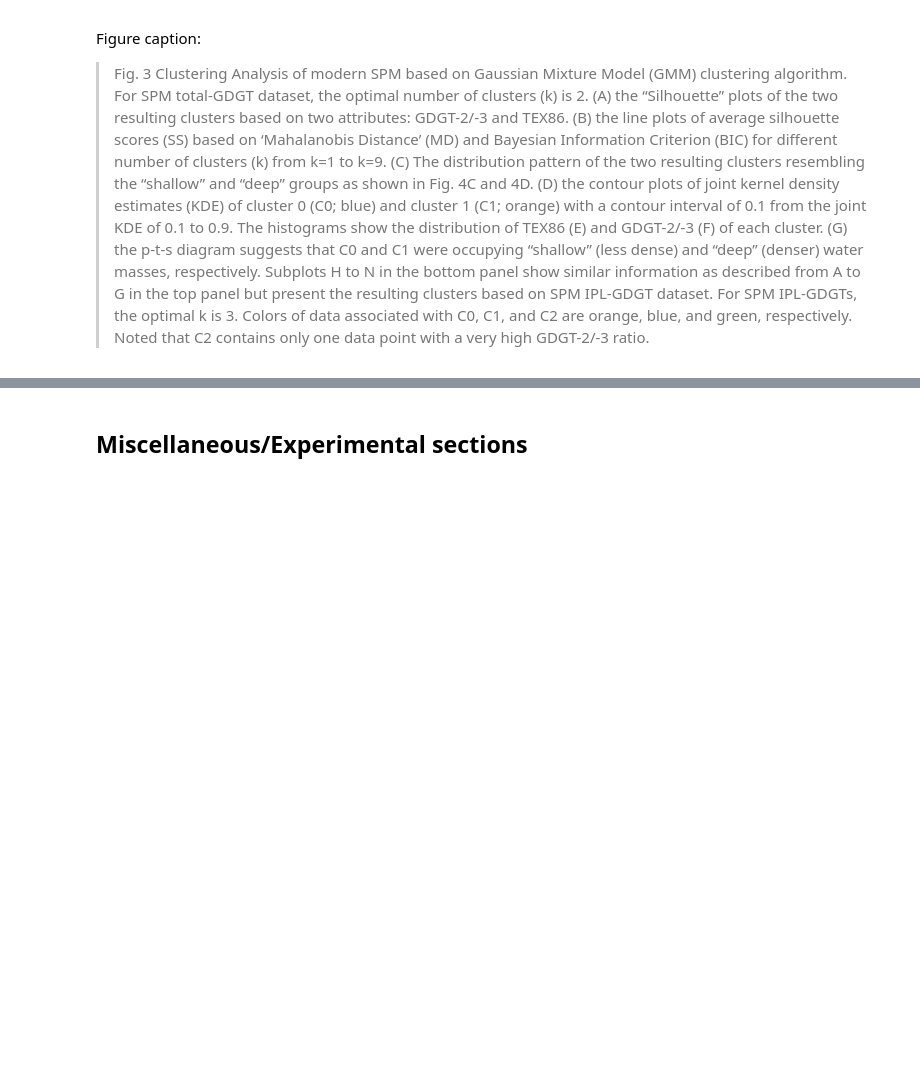
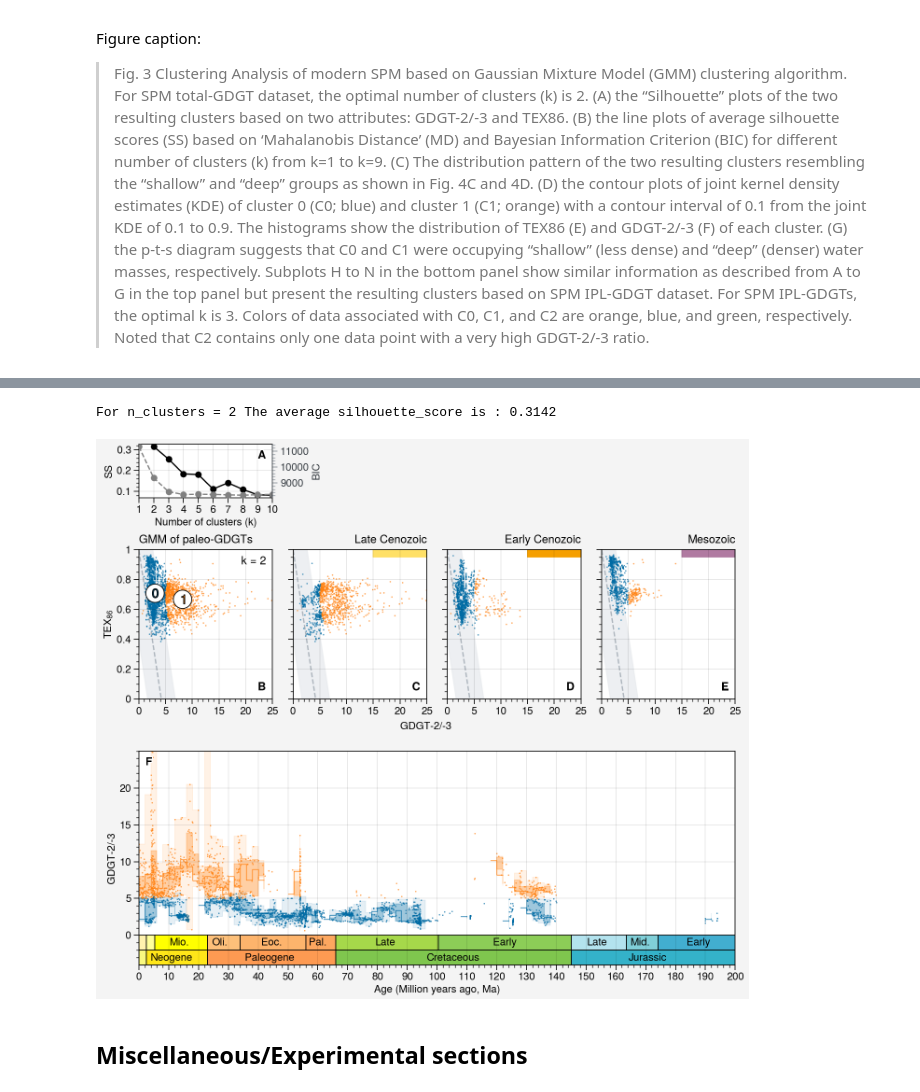
Before and after one commit to PaleoLipidRR/marine-AOA-GDGT-distribution, a Jupyter notebook: PNAS_pythonCodeS2_BeyondTEX86_Analytics_Visualizations_RR.ipynb, the cells around one changed output, grey strips where cells are left out. Saved outputs shown, nothing was run; the diff lists cells and outputs as text; code cells hidden in the pictures; blank space fills up the shorter version.

```diff
--- a/PNAS_pythonCodeS2_BeyondTEX86_Analytics_Visualizations_RR.ipynb
+++ b/PNAS_pythonCodeS2_BeyondTEX86_Analytics_Visualizations_RR.ipynb
@@ -1544,3 +2023,8 @@ Figure caption:
+# %%
+fig4_mainText_PNAS_marineAOA()
+# %% [output]
+For n_clusters = 2 The average silhouette_score is : 0.3142
+[figure, added]
 # %% [markdown]
 ## **Miscellaneous/Experimental sections**
 # %%
```
Also changed, not shown: parts of 10 cells of this notebook.
